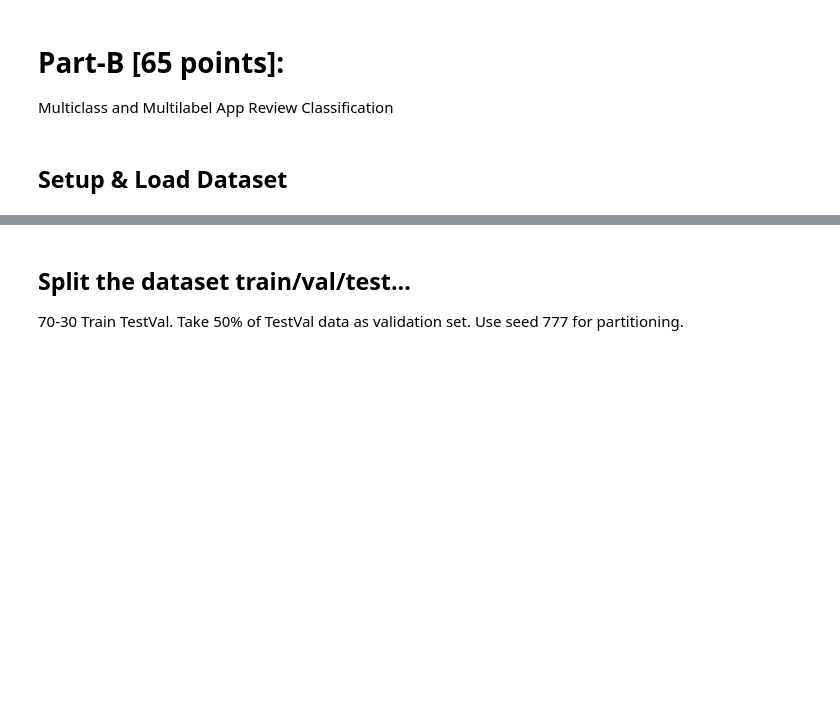
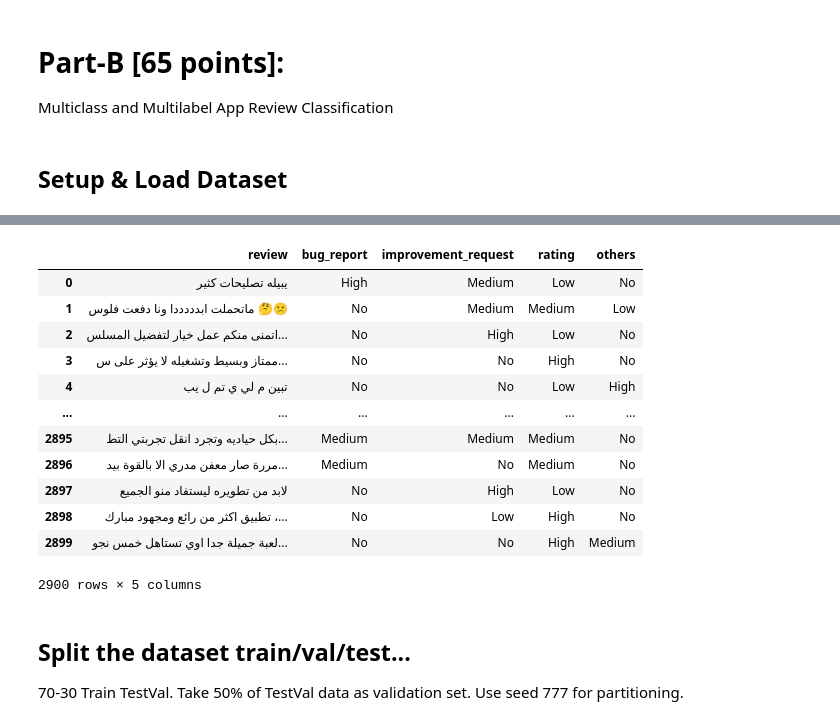
Before and after one commit to faiz-aljohani/Arabic-App-Review-Classification, a Jupyter notebook: ICS472_NLP_Arabic_App_Review_Classification.ipynb, the cells around one changed output, grey strips where cells are left out. Drawn from its saved outputs; the diff is of its cells as text; code cells hidden in the pictures; blank space fills up the shorter version.

```diff
--- a/ICS472_NLP_Arabic_App_Review_Classification.ipynb
+++ b/ICS472_NLP_Arabic_App_Review_Classification.ipynb
@@ -22,4 +40,20 @@ import pandas as pd
 dataset = pd.read_csv("https://raw.githubusercontent.com/faiz-aljohani/Arabic-App-Review-Classification/main/AppReview-Multilabel.csv")
+# %%
+dataset
+# %% [output]
+|  | review | bug_report | improvement_request | rating | others |
+| 0 | يبيله تصليحات كثير | High | Medium | Low | No |
+| 1 | ماتحملت ابدددددا ونا دفعت فلوس 🤔😕 | No | Medium | Medium | Low |
+| 2 | اتمنى منكم عمل خيار لتفضيل المسلس... | No | High | Low | No |
+| 3 | ممتاز وبسيط وتشغيله لا يؤثر على س... | No | No | High | No |
+| 4 | تبين م لي ي تم ل يب | No | No | Low | High |
+| ... | ... | ... | ... | ... | ... |
+| 2895 | بكل حياديه وتجرد انقل تجربتي التط... | Medium | Medium | Medium | No |
+| 2896 | مررة صار معفن مدري الا بالقوة بيد... | Medium | No | Medium | No |
+| 2897 | لابد من تطويره ليستفاد منو الجميع | No | High | Low | No |
+| 2898 | تطبيق اكثر من رائع ومجهود مبارك ،... | No | Low | High | No |
+| 2899 | لعبة جميلة جدا اوي تستاهل خمس نجو... | No | No | High | Medium |
+2900 rows × 5 columns
 # %% [markdown]
 ## Split the dataset train/val/test...
 70-30 Train TestVal. Take 50% of TestVal data as validation set.
```
Also changed, not shown: parts of 61 cells of this notebook.
